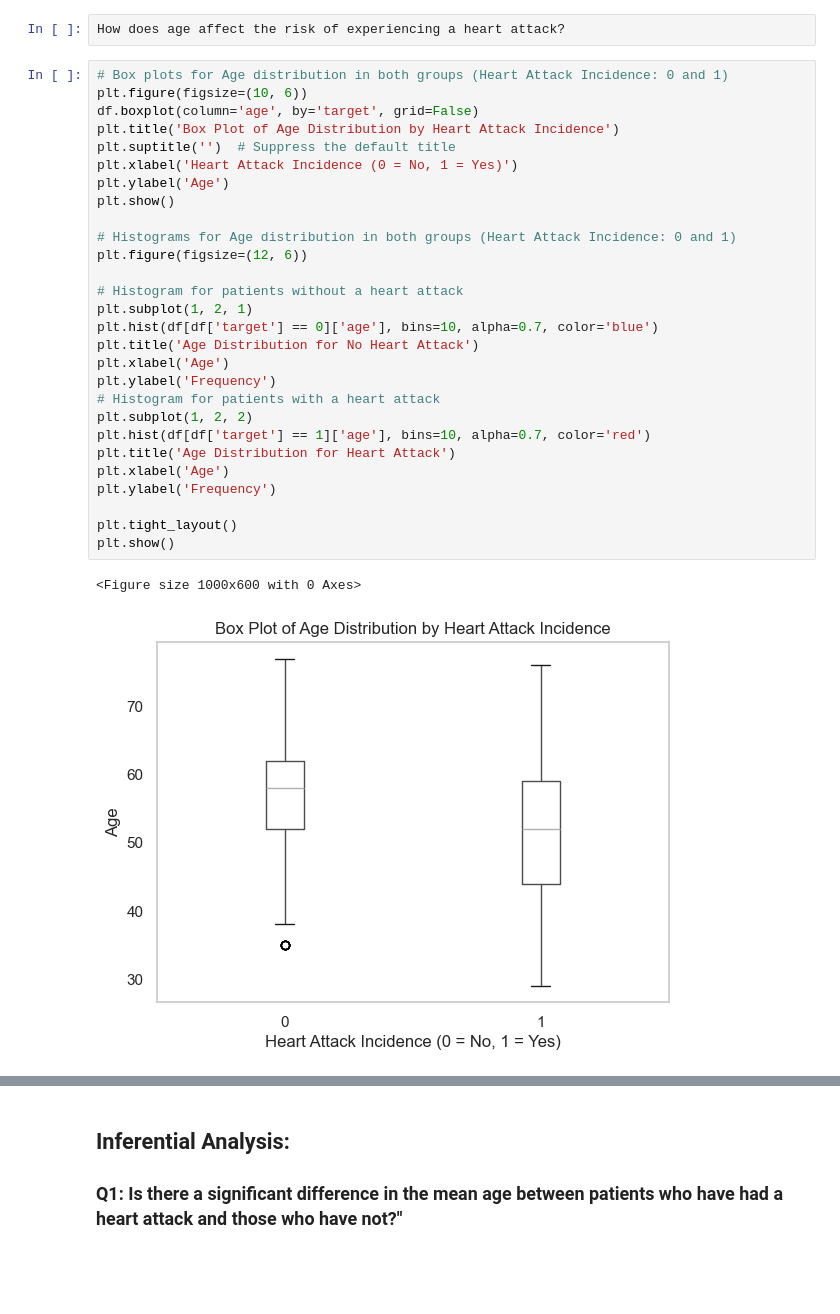
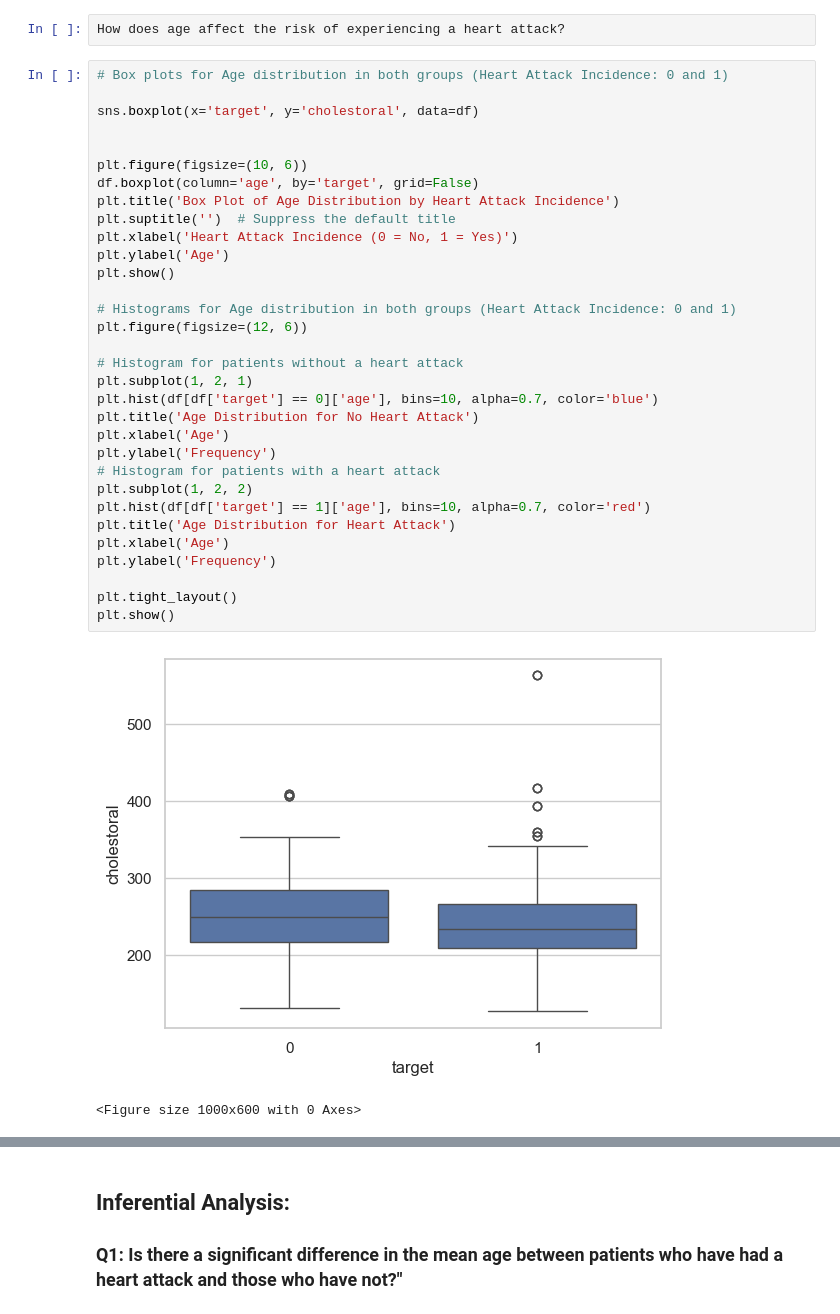
Before and after one commit to rashmic20/Phase2_Project, a Jupyter notebook: Project.ipynb, the cells around one changed output, grey strips where cells are left out. Saved outputs shown, nothing was run; the diff lists cells and outputs as text; blank space fills up the shorter version.

```diff
--- a/Project.ipynb
+++ b/Project.ipynb
@@ -125,32 +202,36 @@ plt.show()
 How does age affect the risk of experiencing a heart attack?
 # %%
 # Box plots for Age distribution in both groups (Heart Attack Incidence: 0 and 1)
+
+sns.boxplot(x='target', y='cholestoral', data=df)
+
+
 plt.figure(figsize=(10, 6))
 df.boxplot(column='age', by='target', grid=False)
 plt.title('Box Plot of Age Distribution by Heart Attack Incidence')
 plt.suptitle('')  # Suppress the default title
 plt.xlabel('Heart Attack Incidence (0 = No, 1 = Yes)')
 plt.ylabel('Age')
 plt.show()
 
 # Histograms for Age distribution in both groups (Heart Attack Incidence: 0 and 1)
 plt.figure(figsize=(12, 6))
 
 # Histogram for patients without a heart attack
 plt.subplot(1, 2, 1)
 plt.hist(df[df['target'] == 0]['age'], bins=10, alpha=0.7, color='blue')
 plt.title('Age Distribution for No Heart Attack')
 plt.xlabel('Age')
 plt.ylabel('Frequency')
 # Histogram for patients with a heart attack
 plt.subplot(1, 2, 2)
 plt.hist(df[df['target'] == 1]['age'], bins=10, alpha=0.7, color='red')
 plt.title('Age Distribution for Heart Attack')
 plt.xlabel('Age')
 plt.ylabel('Frequency')
 
 plt.tight_layout()
 plt.show()
 # %% [output]
+[figure, new version]
 <Figure size 1000x600 with 0 Axes>
-[figure, old version]
```
Also changed, not shown: parts of 23 cells of this notebook.
